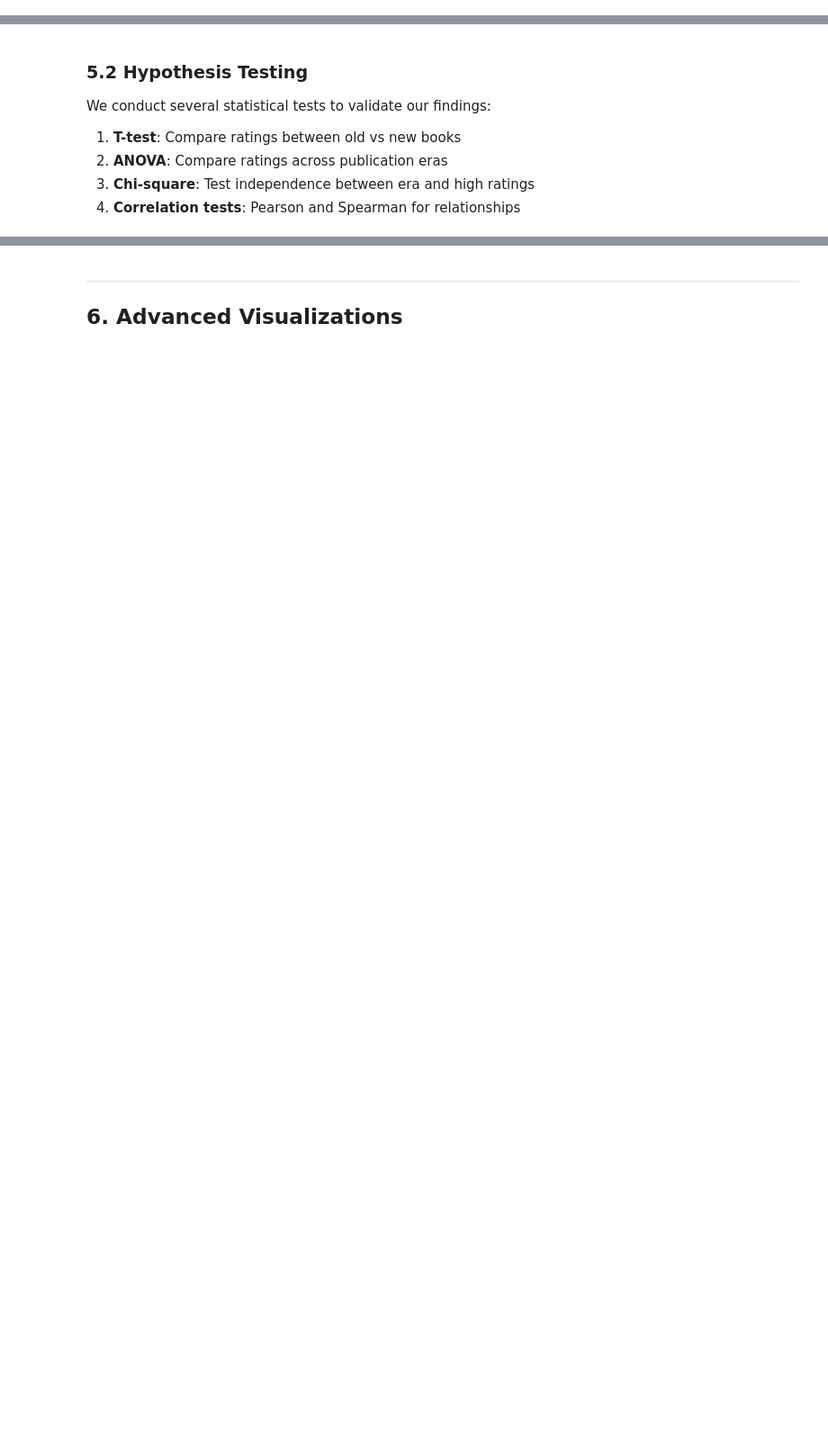
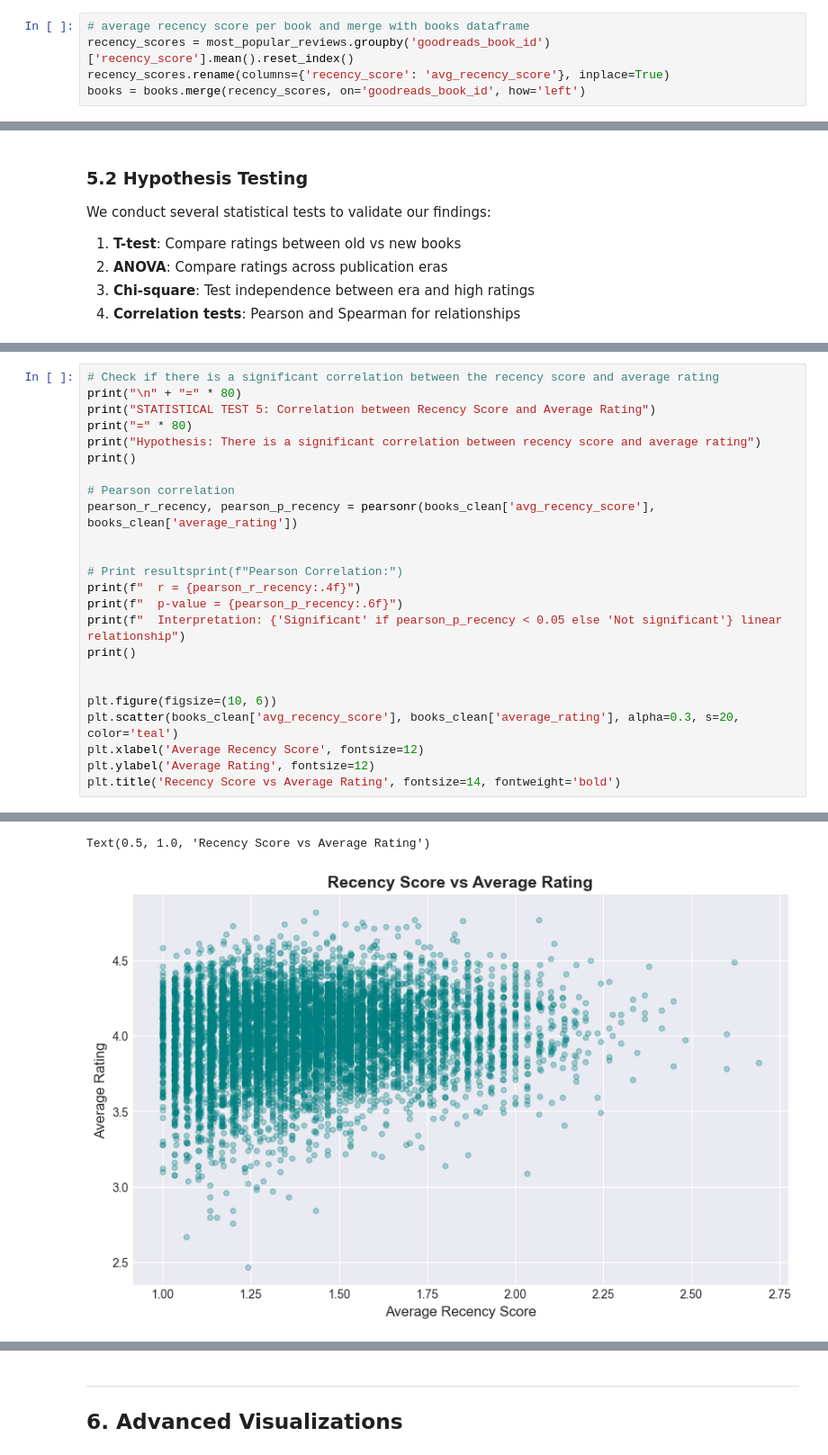
Before and after one commit to luca2618/book-stock, a Jupyter notebook: Final_Project.ipynb, the cells around one changed output, grey strips where cells are left out. Shown at 90% size. Saved outputs shown, nothing was run; the diff lists cells and outputs as text; blank space fills up the shorter version.

Commit message:
Fixing recency score, and making test related to it.

```diff
--- a/Final_Project.ipynb
+++ b/Final_Project.ipynb
@@ -180,3 +203,8 @@ Loading most popular reviews from existing file...
+# %%
+# average recency score per book and merge with books dataframe
+recency_scores = most_popular_reviews.groupby('goodreads_book_id')['recency_score'].mean().reset_index()
+recency_scores.rename(columns={'recency_score': 'avg_recency_score'}, inplace=True)
+books = books.merge(recency_scores, on='goodreads_book_id', how='left')
 # %% [markdown]
 ---
 ## 3. Data Preprocessing and Feature Engineering
@@ -895,3 +950,28 @@ Spearman Correlation:
   Interpretation: Significant monotonic relationship
 
 ================================================================================
+# %%
+# Check if there is a significant correlation between the recency score and average rating
+print("\n" + "=" * 80)
+print("STATISTICAL TEST 5: Correlation between Recency Score and Average Rating")
+print("=" * 80)
+print("Hypothesis: There is a significant correlation between recency score and average rating")
+print()
+
+# Pearson correlation
+pearson_r_recency, pearson_p_recency = pearsonr(books_clean['avg_recency_score'], books_clean['average_rating'])
+
+
+# Print resultsprint(f"Pearson Correlation:")
+print(f"  r = {pearson_r_recency:.4f}")
+print(f"  p-value = {pearson_p_recency:.6f}")
+print(f"  Interpretation: {'Significant' if pearson_p_recency < 0.05 else 'Not significant'} linear relationship")
+print()
+
+
+plt.figure(figsize=(10, 6))
+plt.scatter(books_clean['avg_recency_score'], books_clean['average_rating'], alpha=0.3, s=20, color='teal')
+plt.xlabel('Average Recency Score', fontsize=12)
+plt.ylabel('Average Rating', fontsize=12)
+plt.title('Recency Score vs Average Rating', fontsize=14, fontweight='bold')
+# %% [output]
@@ -897,0 +986,2 @@ Spearman Correlation:
+Text(0.5, 1.0, 'Recency Score vs Average Rating')
+[figure, added]
```
Also changed, not shown: parts of 41 cells of this notebook.
